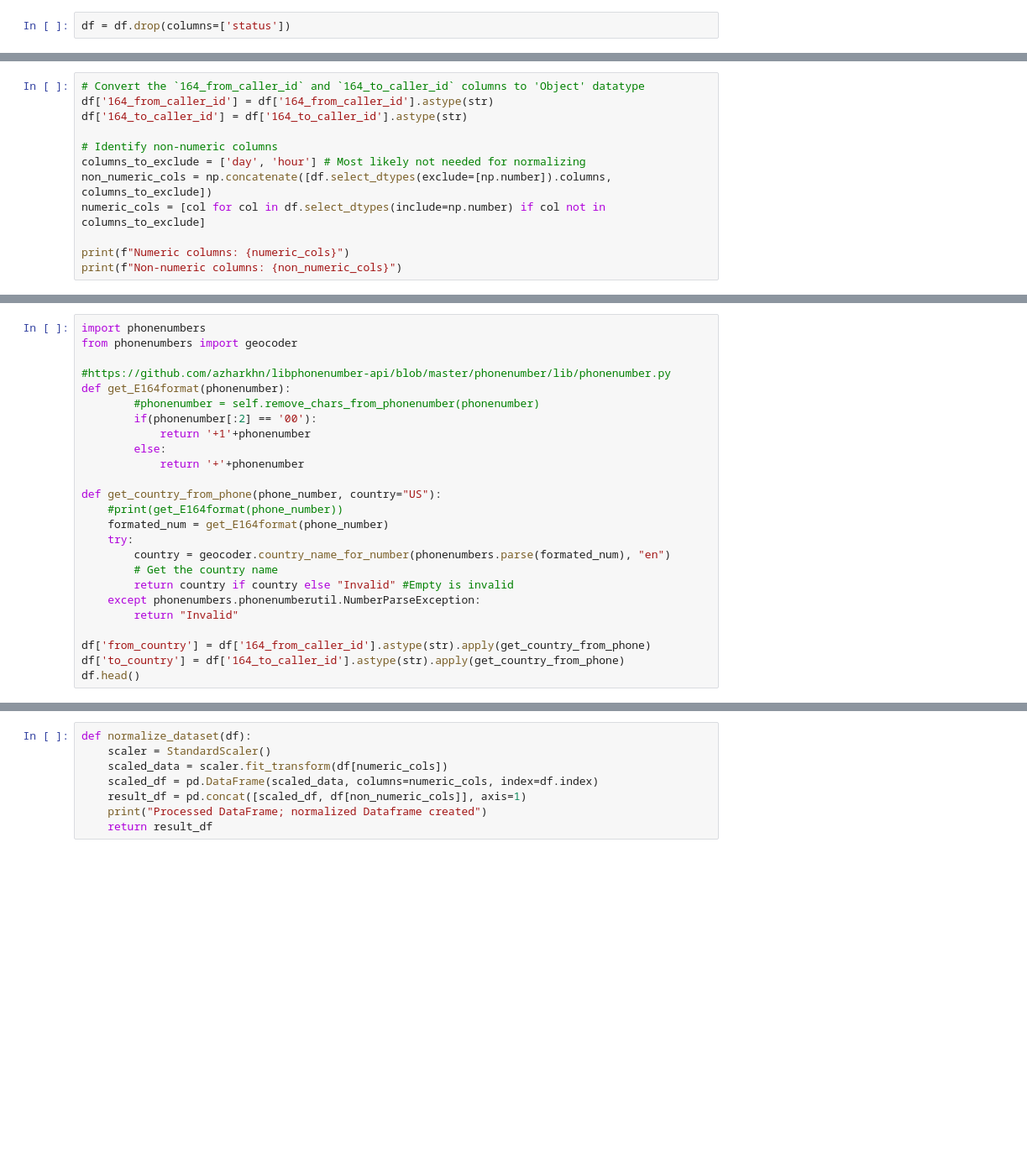
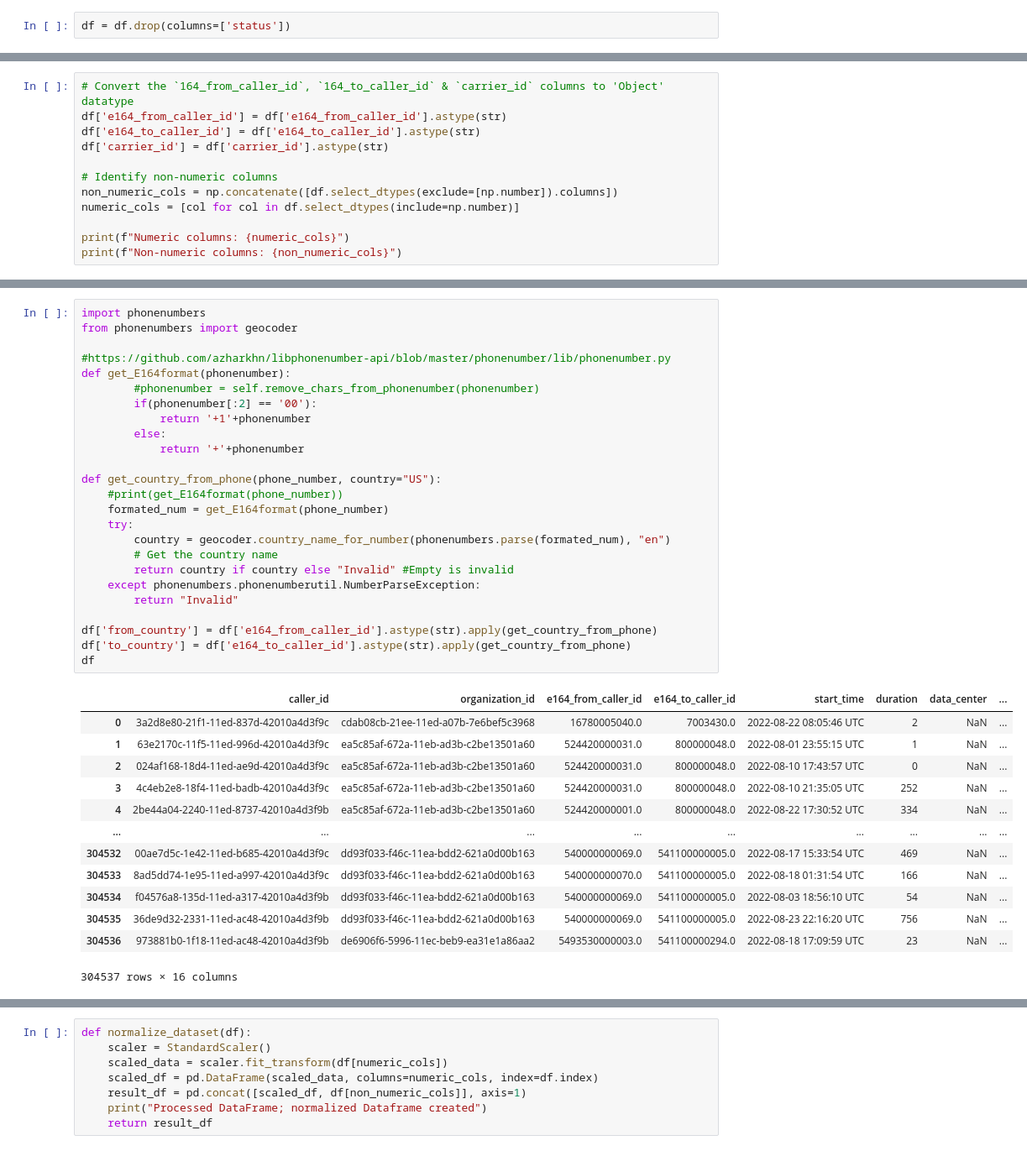
Before and after one commit to doitintl/avoxi-workshop-public, a Jupyter notebook: day-4-model-training/local_autoencoder.ipynb, the cells around one changed output, grey strips where cells are left out. Shown at 84% size. Saved outputs shown, nothing was run; the diff lists cells and outputs as text; blank space fills up the shorter version.

```diff
--- a/day-4-model-training/local_autoencoder.ipynb
+++ b/day-4-model-training/local_autoencoder.ipynb
@@ -59,12 +129,12 @@ df
 # %%
-# Convert the `164_from_caller_id` and `164_to_caller_id` columns to 'Object' datatype
-df['164_from_caller_id'] = df['164_from_caller_id'].astype(str)
-df['164_to_caller_id'] = df['164_to_caller_id'].astype(str)
+# Convert the `164_from_caller_id`, `164_to_caller_id` & `carrier_id` columns to 'Object' datatype
+df['e164_from_caller_id'] = df['e164_from_caller_id'].astype(str)
+df['e164_to_caller_id'] = df['e164_to_caller_id'].astype(str)
+df['carrier_id'] = df['carrier_id'].astype(str)
 
 # Identify non-numeric columns
-columns_to_exclude = ['day', 'hour'] # Most likely not needed for normalizing
-non_numeric_cols = np.concatenate([df.select_dtypes(exclude=[np.number]).columns, columns_to_exclude])
-numeric_cols = [col for col in df.select_dtypes(include=np.number) if col not in columns_to_exclude]
+non_numeric_cols = np.concatenate([df.select_dtypes(exclude=[np.number]).columns])
+numeric_cols = [col for col in df.select_dtypes(include=np.number)]
 
 print(f"Numeric columns: {numeric_cols}")
 print(f"Non-numeric columns: {non_numeric_cols}")
@@ -86,28 +208,42 @@ print(df.describe().round(5).to_markdown(numalign="left", stralign="left"))
 # %%
 import phonenumbers
 from phonenumbers import geocoder
 
 #https://github.com/azharkhn/libphonenumber-api/blob/master/phonenumber/lib/phonenumber.py
 def get_E164format(phonenumber):
         #phonenumber = self.remove_chars_from_phonenumber(phonenumber)
         if(phonenumber[:2] == '00'):
             return '+1'+phonenumber
         else:
             return '+'+phonenumber
 
 def get_country_from_phone(phone_number, country="US"):
     #print(get_E164format(phone_number))
     formated_num = get_E164format(phone_number)
     try:
         country = geocoder.country_name_for_number(phonenumbers.parse(formated_num), "en")
         # Get the country name
         return country if country else "Invalid" #Empty is invalid
     except phonenumbers.phonenumberutil.NumberParseException:
         return "Invalid"
 
-df['from_country'] = df['164_from_caller_id'].astype(str).apply(get_country_from_phone)
-df['to_country'] = df['164_to_caller_id'].astype(str).apply(get_country_from_phone)
-df.head()
+df['from_country'] = df['e164_from_caller_id'].astype(str).apply(get_country_from_phone)
+df['to_country'] = df['e164_to_caller_id'].astype(str).apply(get_country_from_phone)
+df
+# %% [output]
+|  | caller_id | organization_id | e164_from_caller_id | e164_to_caller_id | start_time | duration | data_center | ... |
+| 0 | 3a2d8e80-21f1-11ed-837d-42010a4d3f9c | cdab08cb-21ee-11ed-a07b-7e6bef5c3968 | 16780005040.0 | 7003430.0 | 2022-08-22 08:05:46 UTC | 2 | NaN | ... |
+| 1 | 63e2170c-11f5-11ed-996d-42010a4d3f9c | ea5c85af-672a-11eb-ad3b-c2be13501a60 | 524420000031.0 | 800000048.0 | 2022-08-01 23:55:15 UTC | 1 | NaN | ... |
+| 2 | 024af168-18d4-11ed-ae9d-42010a4d3f9c | ea5c85af-672a-11eb-ad3b-c2be13501a60 | 524420000031.0 | 800000048.0 | 2022-08-10 17:43:57 UTC | 0 | NaN | ... |
+| 3 | 4c4eb2e8-18f4-11ed-badb-42010a4d3f9c | ea5c85af-672a-11eb-ad3b-c2be13501a60 | 524420000031.0 | 800000048.0 | 2022-08-10 21:35:05 UTC | 252 | NaN | ... |
+| 4 | 2be44a04-2240-11ed-8737-42010a4d3f9b | ea5c85af-672a-11eb-ad3b-c2be13501a60 | 524420000001.0 | 800000048.0 | 2022-08-22 17:30:52 UTC | 334 | NaN | ... |
+| ... | ... | ... | ... | ... | ... | ... | ... | ... |
+| 304532 | 00ae7d5c-1e42-11ed-b685-42010a4d3f9c | dd93f033-f46c-11ea-bdd2-621a0d00b163 | 540000000069.0 | 541100000005.0 | 2022-08-17 15:33:54 UTC | 469 | NaN | ... |
+| 304533 | 8ad5dd74-1e95-11ed-a997-42010a4d3f9c | dd93f033-f46c-11ea-bdd2-621a0d00b163 | 540000000070.0 | 541100000005.0 | 2022-08-18 01:31:54 UTC | 166 | NaN | ... |
+| 304534 | f04576a8-135d-11ed-a317-42010a4d3f9b | dd93f033-f46c-11ea-bdd2-621a0d00b163 | 540000000069.0 | 541100000005.0 | 2022-08-03 18:56:10 UTC | 54 | NaN | ... |
+| 304535 | 36de9d32-2331-11ed-ac48-42010a4d3f9b | dd93f033-f46c-11ea-bdd2-621a0d00b163 | 540000000069.0 | 541100000005.0 | 2022-08-23 22:16:20 UTC | 756 | NaN | ... |
+| 304536 | 973881b0-1f18-11ed-ac48-42010a4d3f9b | de6906f6-5996-11ec-beb9-ea31e1a86aa2 | 5493530000003.0 | 541100000294.0 | 2022-08-18 17:09:59 UTC | 23 | NaN | ... |
+304537 rows × 16 columns
 # %%
 filtered_df = df.loc[(df['from_country'] != 'Invalid') & (df['to_country'] != 'Invalid')].copy(deep=True)
 filtered_df
```
Also changed, not shown: parts of 40 cells of this notebook, 13 other files.
